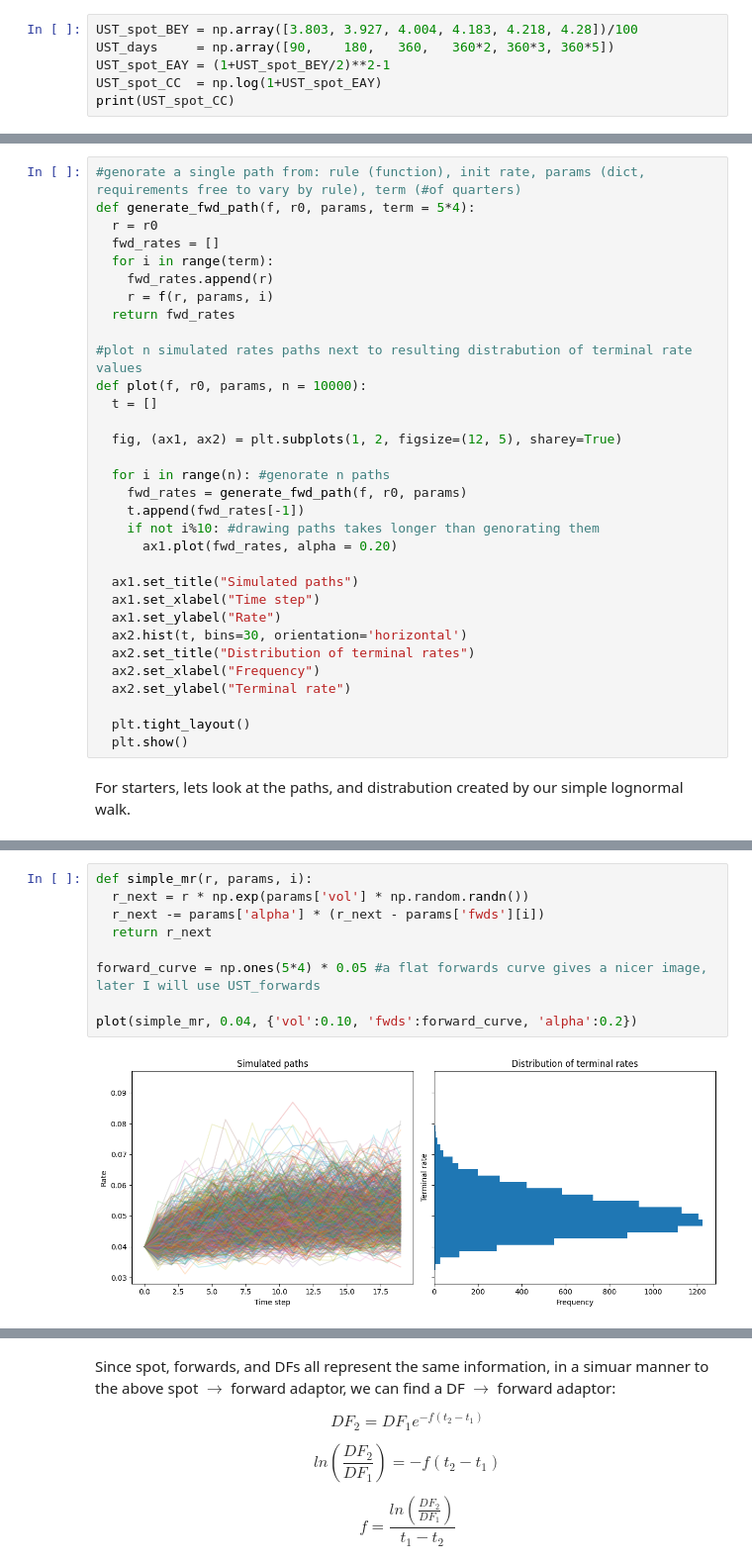
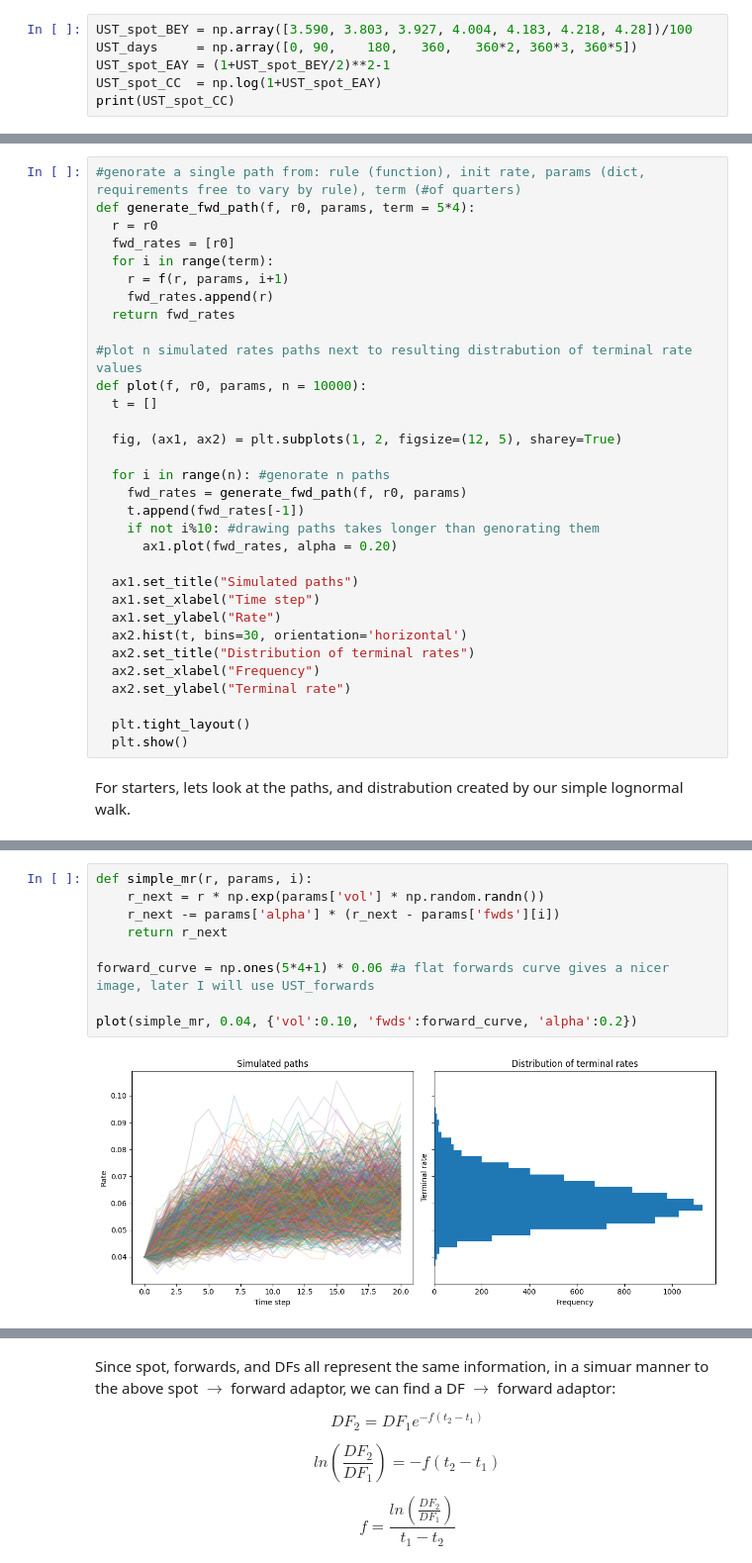
Before and after one commit to leo-megliola/swaptions, a Jupyter notebook: SWAPTION_MODEL.ipynb, the cells around one changed output, grey strips where cells are left out. Shown at 99% size. Cells and saved outputs as stored; diff of their text form.

```diff
--- a/SWAPTION_MODEL.ipynb
+++ b/SWAPTION_MODEL.ipynb
@@ -25,6 +25,6 @@ Tresury data is from: https://www.cnbc.com/markets/bonds/ as of Jul 17, 2026. Ra
 # %%
-UST_spot_BEY = np.array([3.803, 3.927, 4.004, 4.183, 4.218, 4.28])/100
-UST_days     = np.array([90,    180,   360,   360*2, 360*3, 360*5])
+UST_spot_BEY = np.array([3.590, 3.803, 3.927, 4.004, 4.183, 4.218, 4.28])/100
+UST_days     = np.array([0, 90,    180,   360,   360*2, 360*3, 360*5])
 UST_spot_EAY = (1+UST_spot_BEY/2)**2-1
 UST_spot_CC  = np.log(1+UST_spot_EAY)
 print(UST_spot_CC)
@@ -226,10 +232,10 @@ We must apply this rule to a starting rate $r_0$ repeatedly, for the term of the
 #genorate a single path from: rule (function), init rate, params (dict, requirements free to vary by rule), term (#of quarters)
 def generate_fwd_path(f, r0, params, term = 5*4):
   r = r0
-  fwd_rates = []
+  fwd_rates = [r0]
   for i in range(term):
+    r = f(r, params, i+1)
     fwd_rates.append(r)
-    r = f(r, params, i)
   return fwd_rates
 
 #plot n simulated rates paths next to resulting distrabution of terminal rate values
@@ -270,15 +276,15 @@ In the above model, over a large number of trials, the mean of the lognormal wal
 We will add a mean reverting term which takes the distance from this step (post random draw) to the corresponding forward, then multiplies by a constant ($0\le\alpha\le 1$). We can only characterize the two endpoint behivors: $\alpha=0$ matches the above pure lognormal walk; and $\alpha=1$ follows the forwards curve exactly.
 # %%
 def simple_mr(r, params, i):
-  r_next = r * np.exp(params['vol'] * np.random.randn())
-  r_next -= params['alpha'] * (r_next - params['fwds'][i])
-  return r_next
+    r_next = r * np.exp(params['vol'] * np.random.randn())
+    r_next -= params['alpha'] * (r_next - params['fwds'][i])
+    return r_next
 
-forward_curve = np.ones(5*4) * 0.05 #a flat forwards curve gives a nicer image, later I will use UST_forwards
+forward_curve = np.ones(5*4+1) * 0.06 #a flat forwards curve gives a nicer image, later I will use UST_forwards
 
 plot(simple_mr, 0.04, {'vol':0.10, 'fwds':forward_curve, 'alpha':0.2})
 # %% [output]
-[figure, old version]
+[figure, new version]
 # %% [markdown]
 ### 5. Run MC simulation on swap or swaption cash flows.
 
```
Also changed, not shown: parts of 24 cells of this notebook.
